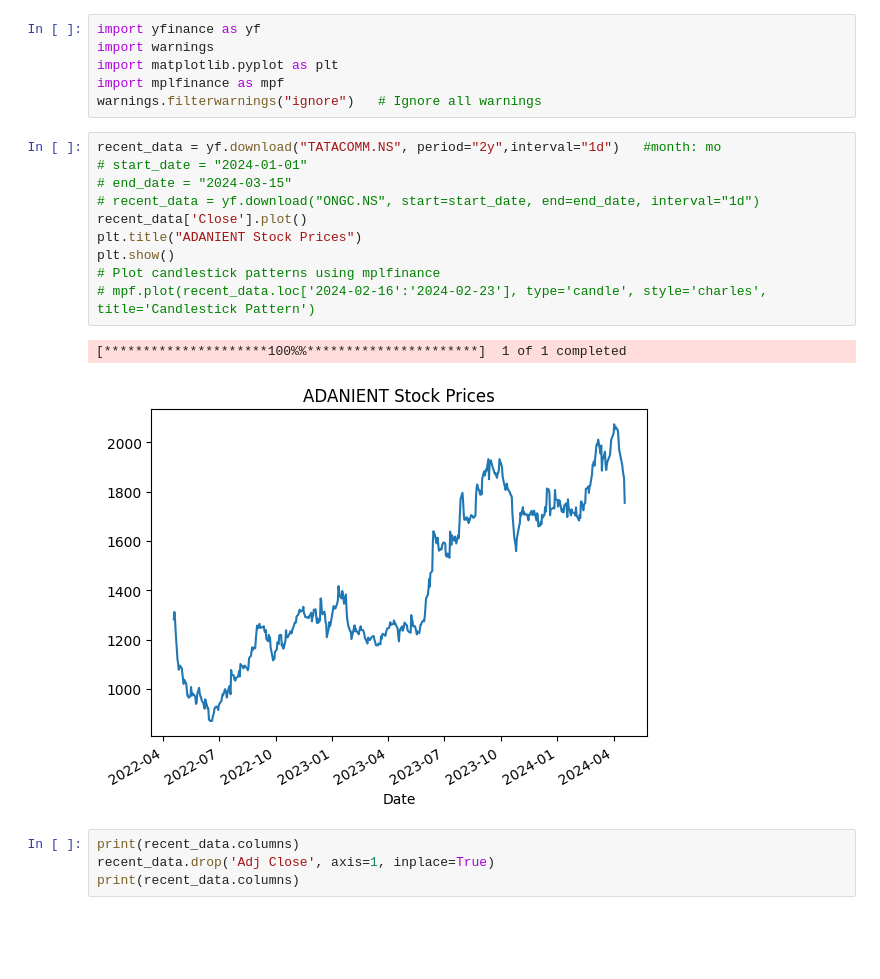
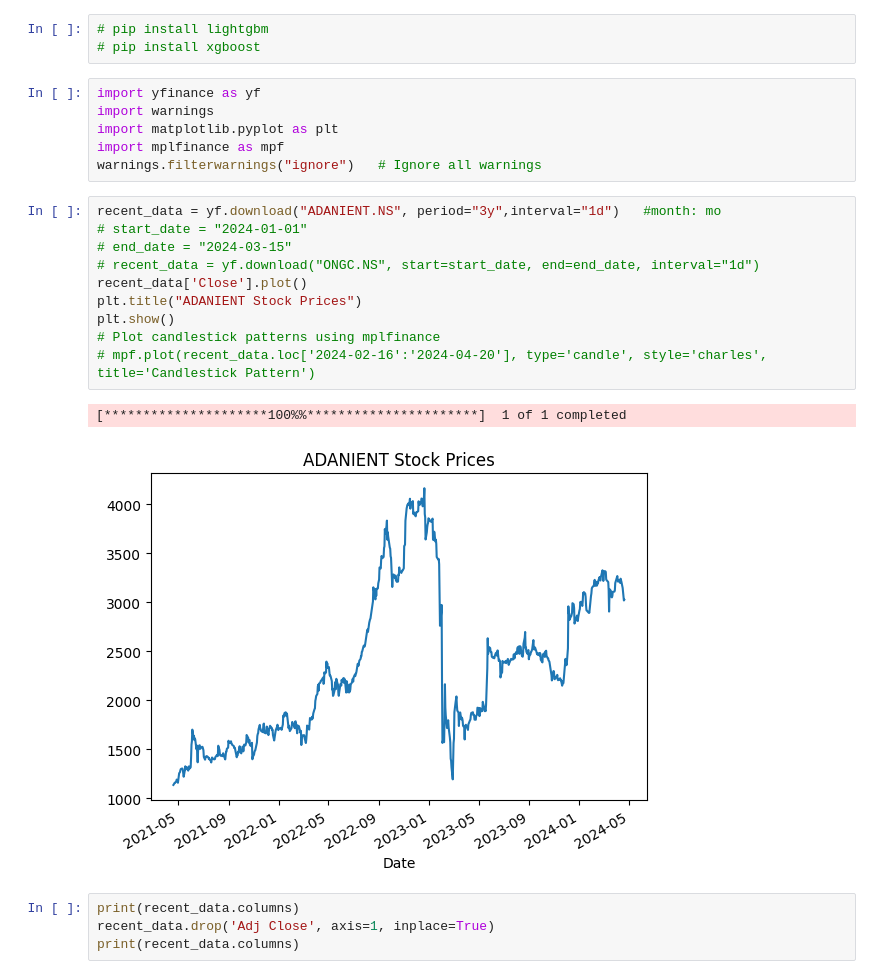
Before and after one commit to H1mm4tHQ/Stock_Market_Price_Movement_Prediction_ML, a Jupyter notebook: PRML_Project.ipynb, the cells around one changed output. Drawn from its saved outputs; the diff is of its cells as text; blank space fills up the shorter version.

```diff
--- a/PRML_Project.ipynb
+++ b/PRML_Project.ipynb
@@ -1,3 +1,6 @@
+# %%
+# pip install lightgbm
+# pip install xgboost
 # %%
 import yfinance as yf
 import warnings
@@ -5,18 +8,18 @@ import matplotlib.pyplot as plt
 import mplfinance as mpf
 warnings.filterwarnings("ignore")   # Ignore all warnings
 # %%
-recent_data = yf.download("TATACOMM.NS", period="2y",interval="1d")   #month: mo
+recent_data = yf.download("ADANIENT.NS", period="3y",interval="1d")   #month: mo
 # start_date = "2024-01-01"
 # end_date = "2024-03-15"
 # recent_data = yf.download("ONGC.NS", start=start_date, end=end_date, interval="1d")
 recent_data['Close'].plot()
 plt.title("ADANIENT Stock Prices")
 plt.show()
 # Plot candlestick patterns using mplfinance
-# mpf.plot(recent_data.loc['2024-02-16':'2024-02-23'], type='candle', style='charles', title='Candlestick Pattern')
+# mpf.plot(recent_data.loc['2024-02-16':'2024-04-20'], type='candle', style='charles', title='Candlestick Pattern')
 # %% [output]
 [*********************100%%**********************]  1 of 1 completed
-[figure, old version]
+[figure, new version]
 # %%
 print(recent_data.columns)
 recent_data.drop('Adj Close', axis=1, inplace=True)
```
Also changed, not shown: parts of 23 cells of this notebook.
